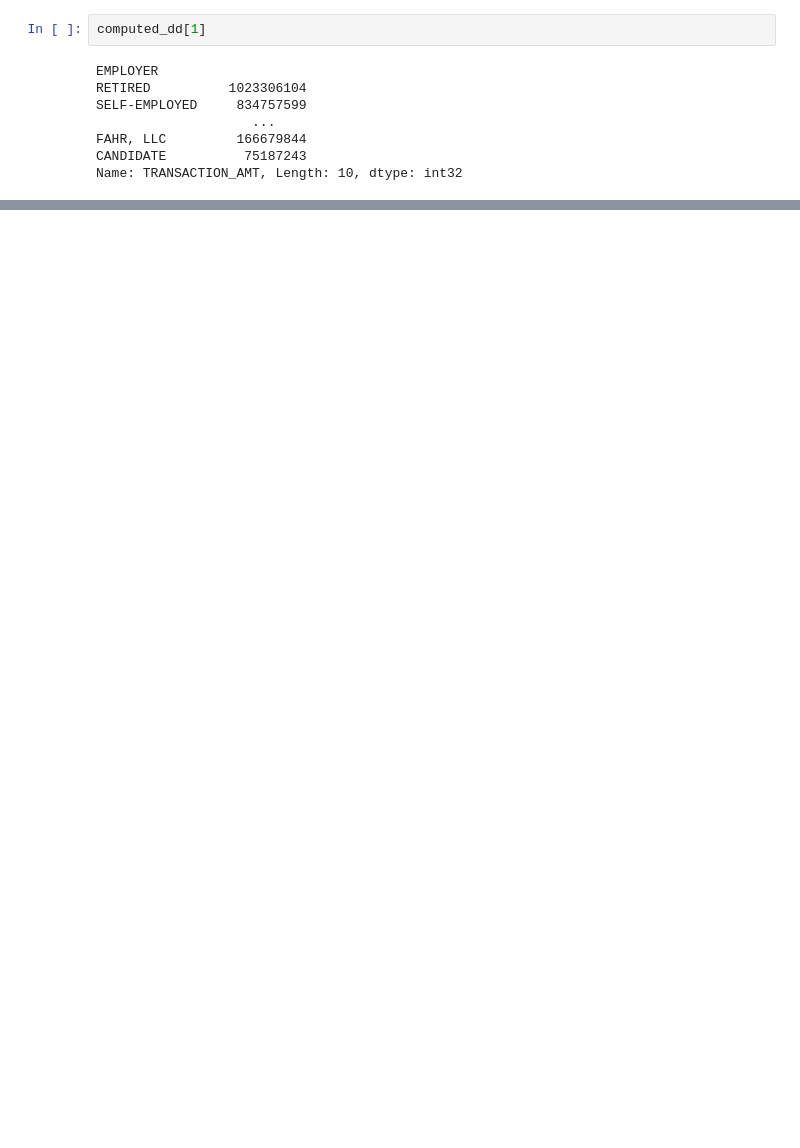
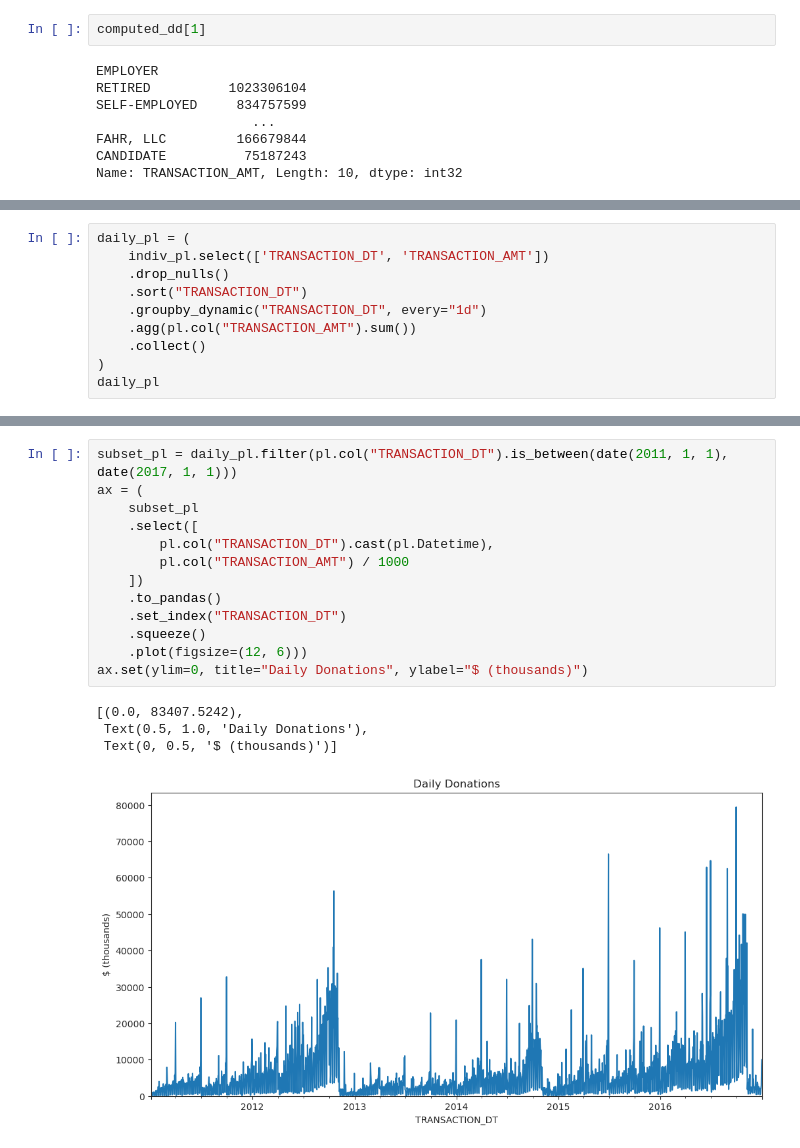
Before and after one commit to kevinheavey/modern-polars, a Jupyter notebook: performance.ipynb, the cells around one changed output, grey strips where cells are left out. Drawn from its saved outputs; the diff is of its cells as text; blank space fills up the shorter version.

```diff
--- a/performance.ipynb
+++ b/performance.ipynb
@@ -1151,0 +1223,10 @@ shape: (1983673, 2)
+# %%
+daily_pl = (
+    indiv_pl.select(['TRANSACTION_DT', 'TRANSACTION_AMT'])
+    .drop_nulls()
+    .sort("TRANSACTION_DT")
+    .groupby_dynamic("TRANSACTION_DT", every="1d")
+    .agg(pl.col("TRANSACTION_AMT").sum())
+    .collect()
+)
+daily_pl
@@ -1151,0 +1262,18 @@ shape: (1983673, 2)
+# %%
+subset_pl = daily_pl.filter(pl.col("TRANSACTION_DT").is_between(date(2011, 1, 1), date(2017, 1, 1)))
+ax = (
+    subset_pl
+    .select([
+        pl.col("TRANSACTION_DT").cast(pl.Datetime),
+        pl.col("TRANSACTION_AMT") / 1000
+    ])
+    .to_pandas()
+    .set_index("TRANSACTION_DT")
+    .squeeze()
+    .plot(figsize=(12, 6)))
+ax.set(ylim=0, title="Daily Donations", ylabel="$ (thousands)")
+# %% [output]
+[(0.0, 83407.5242),
+ Text(0.5, 1.0, 'Daily Donations'),
+ Text(0, 0.5, '$ (thousands)')]
+[figure, added]
```
Also changed, not shown: parts of 33 cells of this notebook.
